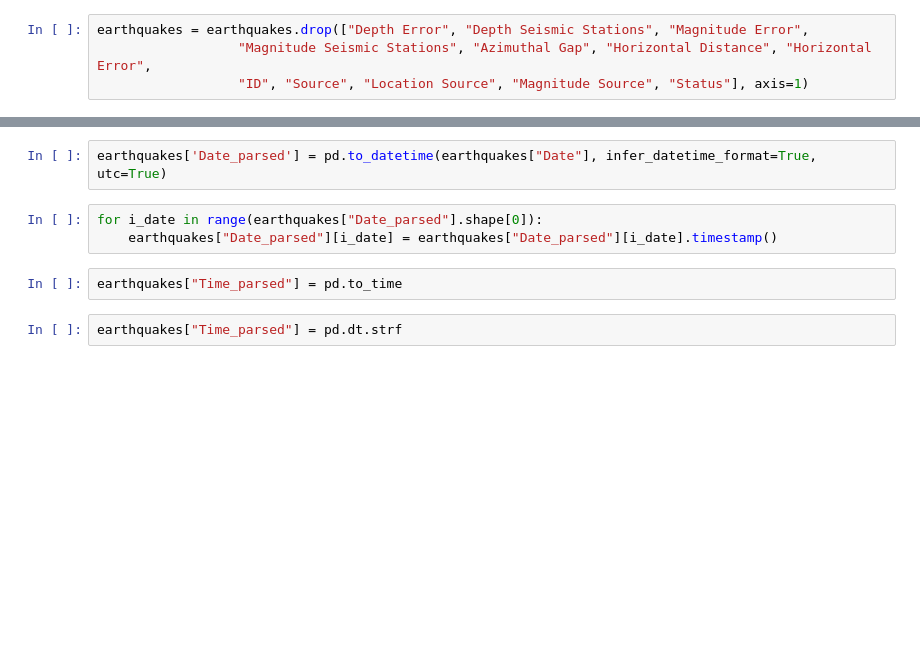
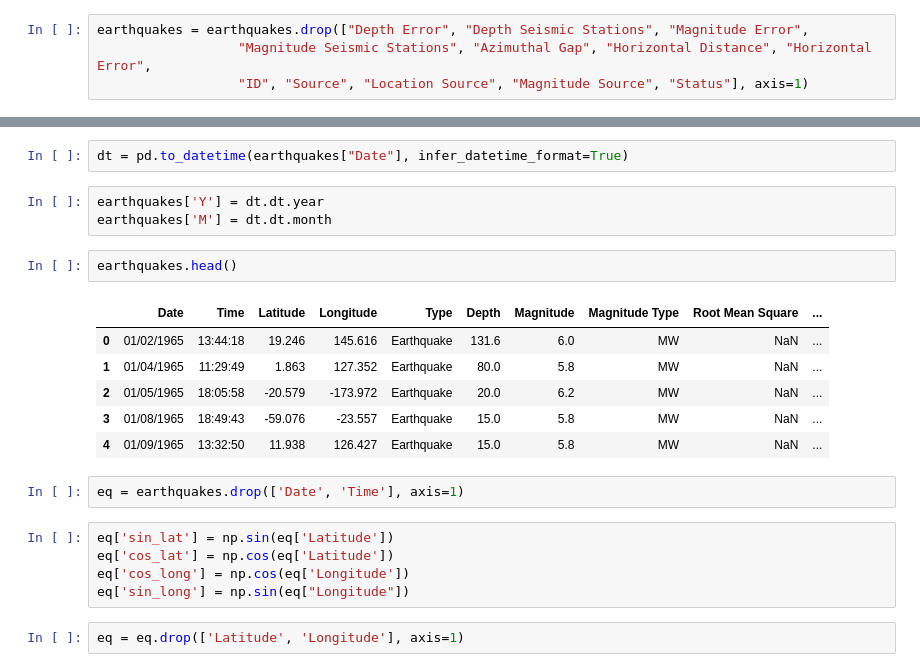
Before and after one commit to VahanArsenyan/Homework_ML, a Jupyter notebook: earthquake.ipynb, the cells around one changed output, grey strips where cells are left out. Cells and saved outputs as stored; diff of their text form; blank space fills up the shorter version.

```diff
--- a/earthquake.ipynb
+++ b/earthquake.ipynb
@@ -40,9 +103,23 @@ earthquakes.head()
 # %%
-earthquakes['Date_parsed'] = pd.to_datetime(earthquakes["Date"], infer_datetime_format=True, utc=True)
+dt = pd.to_datetime(earthquakes["Date"], infer_datetime_format=True)
-# %%
-for i_date in range(earthquakes["Date_parsed"].shape[0]):
-    earthquakes["Date_parsed"][i_date] = earthquakes["Date_parsed"][i_date].timestamp()
-# %%
-earthquakes["Time_parsed"] = pd.to_time
-# %%
-earthquakes["Time_parsed"] = pd.dt.strf
+# %%
+earthquakes['Y'] = dt.dt.year
+earthquakes['M'] = dt.dt.month
+# %%
+earthquakes.head()
+# %% [output]
+|  | Date | Time | Latitude | Longitude | Type | Depth | Magnitude | Magnitude Type | Root Mean Square | ... |
+| 0 | 01/02/1965 | 13:44:18 | 19.246 | 145.616 | Earthquake | 131.6 | 6.0 | MW | NaN | ... |
+| 1 | 01/04/1965 | 11:29:49 | 1.863 | 127.352 | Earthquake | 80.0 | 5.8 | MW | NaN | ... |
+| 2 | 01/05/1965 | 18:05:58 | -20.579 | -173.972 | Earthquake | 20.0 | 6.2 | MW | NaN | ... |
+| 3 | 01/08/1965 | 18:49:43 | -59.076 | -23.557 | Earthquake | 15.0 | 5.8 | MW | NaN | ... |
+| 4 | 01/09/1965 | 13:32:50 | 11.938 | 126.427 | Earthquake | 15.0 | 5.8 | MW | NaN | ... |
+# %%
+eq = earthquakes.drop(['Date', 'Time'], axis=1)
+# %%
+eq['sin_lat'] = np.sin(eq['Latitude'])
+eq['cos_lat'] = np.cos(eq['Latitude'])
+eq['cos_long'] = np.cos(eq['Longitude'])
+eq['sin_long'] = np.sin(eq["Longitude"])
+# %%
+eq = eq.drop(['Latitude', 'Longitude'], axis=1)
```
Also changed, not shown: parts of 28 cells of this notebook.
